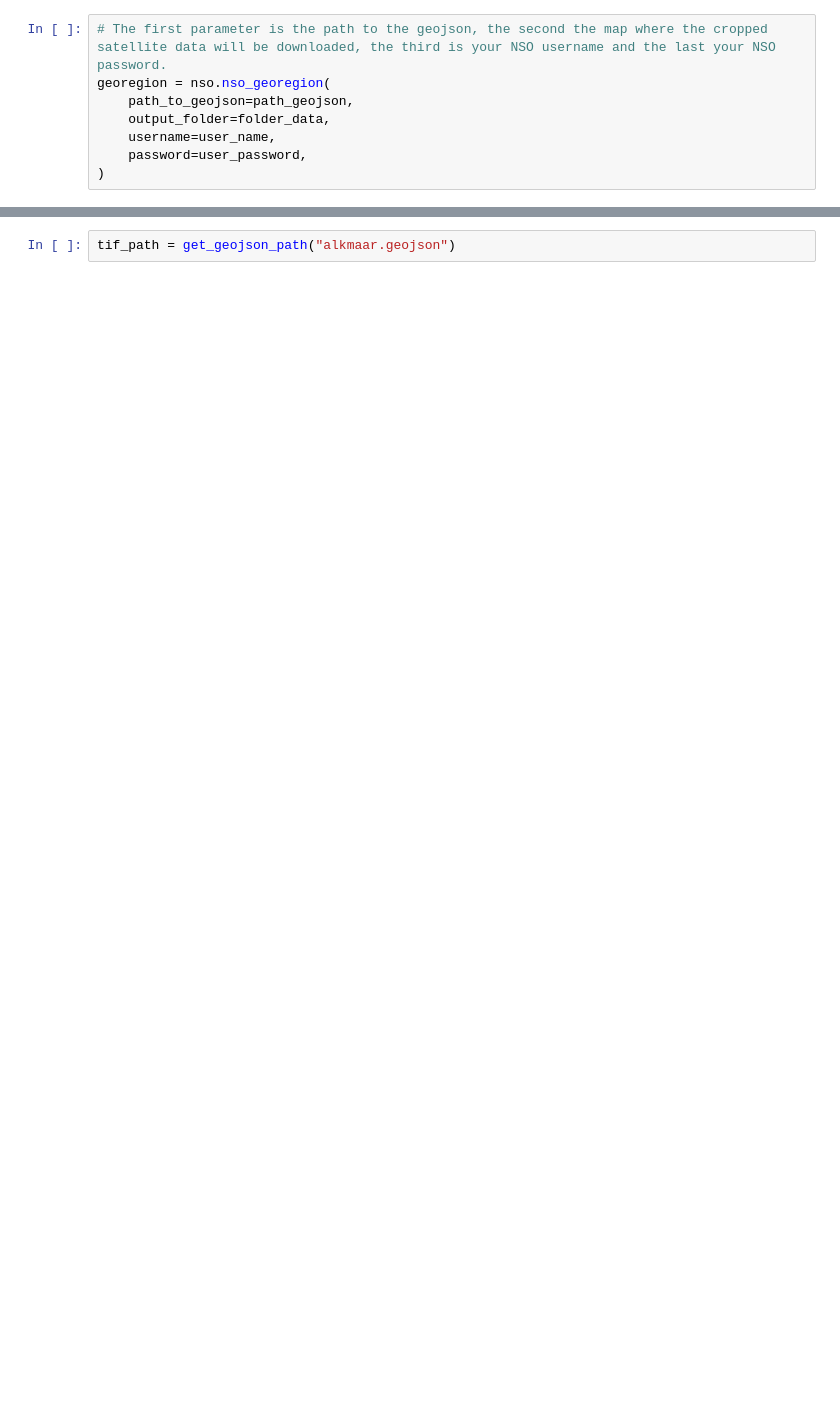
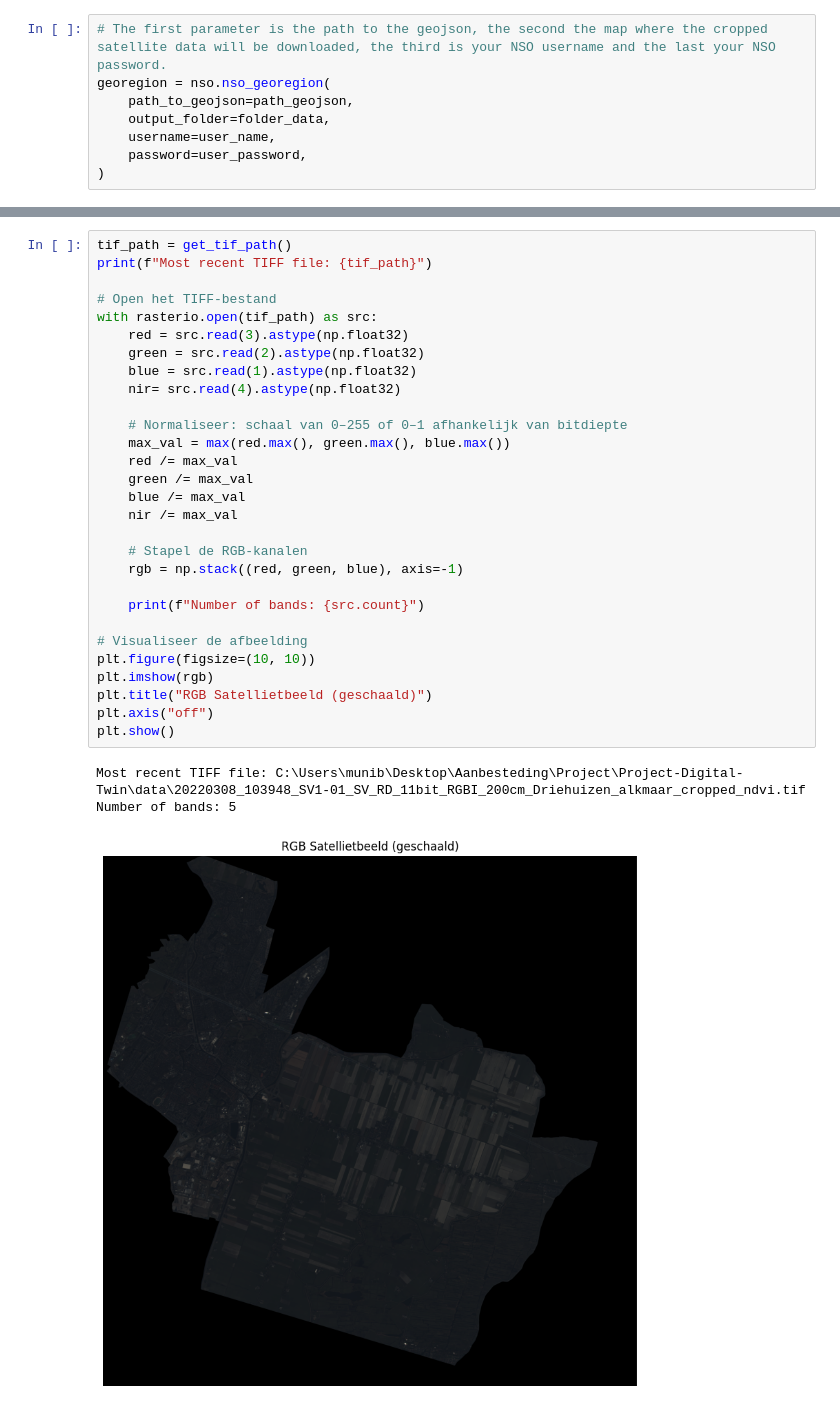
Before and after one commit to MunibOzdemir/Project-Digital-Twin, a Jupyter notebook: src/Project.ipynb, the cells around one changed output, grey strips where cells are left out. Drawn from its saved outputs; the diff is of its cells as text; blank space fills up the shorter version.

Commit message:
Add visualization for the RGB satellite image

```diff
--- a/src/Project.ipynb
+++ b/src/Project.ipynb
@@ -62,2 +107,33 @@ for link in links_group:
 # %%
-tif_path = get_geojson_path("alkmaar.geojson")
+tif_path = get_tif_path()
+print(f"Most recent TIFF file: {tif_path}")
+
+# Open het TIFF-bestand
+with rasterio.open(tif_path) as src:
+    red = src.read(3).astype(np.float32)
+    green = src.read(2).astype(np.float32)
+    blue = src.read(1).astype(np.float32)
+    nir= src.read(4).astype(np.float32)
+
+    # Normaliseer: schaal van 0–255 of 0–1 afhankelijk van bitdiepte
+    max_val = max(red.max(), green.max(), blue.max())
+    red /= max_val
+    green /= max_val
+    blue /= max_val
+    nir /= max_val
+
+    # Stapel de RGB-kanalen
+    rgb = np.stack((red, green, blue), axis=-1)
+
+    print(f"Number of bands: {src.count}")
+
+# Visualiseer de afbeelding
+plt.figure(figsize=(10, 10))
+plt.imshow(rgb)
+plt.title("RGB Satellietbeeld (geschaald)")
+plt.axis("off")
+plt.show()
+# %% [output]
+Most recent TIFF file: C:\Users\munib\Desktop\Aanbesteding\Project\Project-Digital-Twin\data\20220308_103948_SV1-01_SV_RD_11bit_RGBI_200cm_Driehuizen_alkmaar_cropped_ndvi.tif
+Number of bands: 5
+[figure, added]
```
Also changed, not shown: parts of 5 cells of this notebook.
